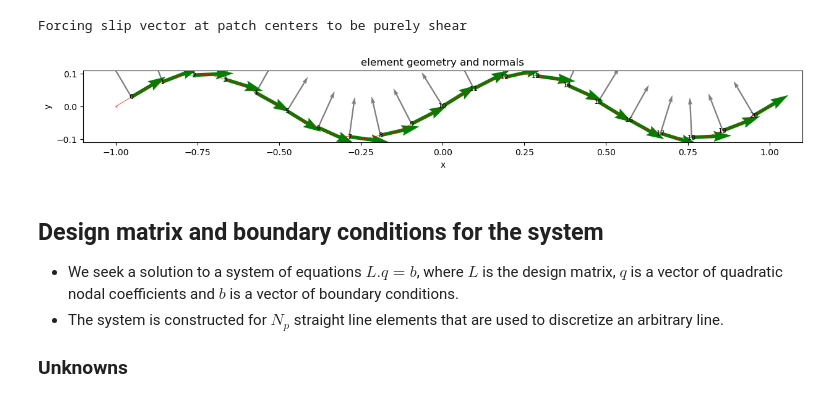
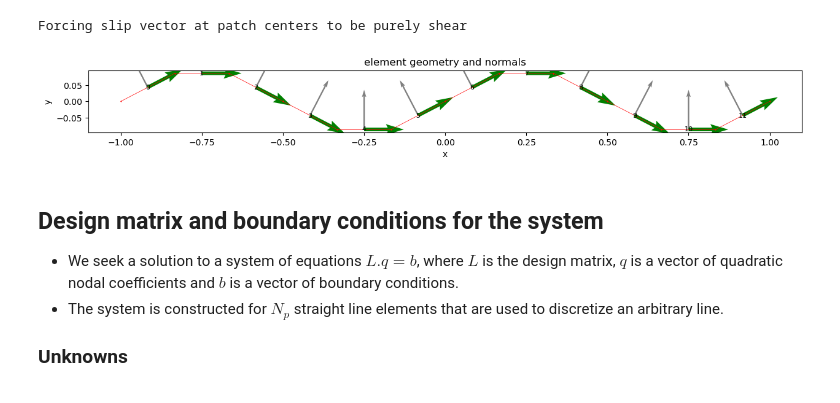
Before and after one commit to mallickrishg/bemcs, a Jupyter notebook: Nonplanarpatches_rotation.ipynb, the cells around one changed output. Saved outputs shown, nothing was run; the diff lists cells and outputs as text; code cells hidden in the pictures.

```diff
--- a/Nonplanarpatches_rotation.ipynb
+++ b/Nonplanarpatches_rotation.ipynb
@@ -99,7 +99,7 @@ q_s^{2a} \\ q_s^{2b} \\ q_s^{2c} \\ q_n^{2a} \\ q_n^{2b} \\ q_n^{2c} \end{bmatri
 \end{equation}$
 # %%
 # use a non-uniform mesh
-n_elements = 21
+n_elements = 12
 # sorted_xlocs = np.sort(np.random.uniform(size=n_elements-1,low=-0.7,high=0.9))
 sorted_xlocs = np.linspace(-1 + 2/n_elements,1-2/n_elements,n_elements-1)
 sorted_ylocs = (np.random.uniform(size=n_elements-1,low=-0.2,high=0.2))
@@ -130,34 +130,34 @@ for i in range(n_elements):
     element["x1"] = x1[i]
     element["y1"] = y1[i]
     element["x2"] = x2[i]
     element["y2"] = y2[i]
     elements.append(element.copy())
 elements = bemcs.standardize_elements(elements)
 
 # slip imposed at central nodes of each patch (these are in x,y coordinates)
 # slip_vector_x = np.random.uniform(size=n_elements,low = 0.5, high = 1.0)*0
 # slip_vector_y = np.random.uniform(size=n_elements,low = 0.5, high = 1.0)
 slip_vector_x = 1 - np.linspace(-1,1,n_elements)**2 #+ np.random.uniform(size=n_elements,low = -0.1, high = 0.1)
 slip_vector_y = np.random.uniform(size=n_elements,low = -0.2, high = 0.2)*0
 
 # force slip vector to be purely shear (s_n = 0)
 if slip_purely_shear==True:
     slip_vector = np.vstack((slip_vector_x,slip_vector_y*0)).T
     print("Forcing slip vector at patch centers to be purely shear")
     for i in range(len(elements)):
         slip_vector_x[i],slip_vector_y[i] = slip_vector[i,:]@elements[i]["inverse_rotation_matrix"]
         # print(slip_vector[i,:])
         # print(slip_vector_x[i],slip_vector_y[i])
 
 # slip_vector_x = np.array((0.5,0.,0.5))
 # slip_vector_y = np.array((0.,-1.,0.))
 
 # plot geometry of mesh
 plt.figure(figsize=(15,5))
 bemcs.plot_element_geometry(elements)
 # %% [output]
 Forcing slip vector at patch centers to be purely shear
-[figure, old version]
+[figure, new version]
 # %% [markdown]
 ## Design matrix and boundary conditions for the system
 
```
Also changed, not shown: parts of 2 cells of this notebook, 1 other file.
